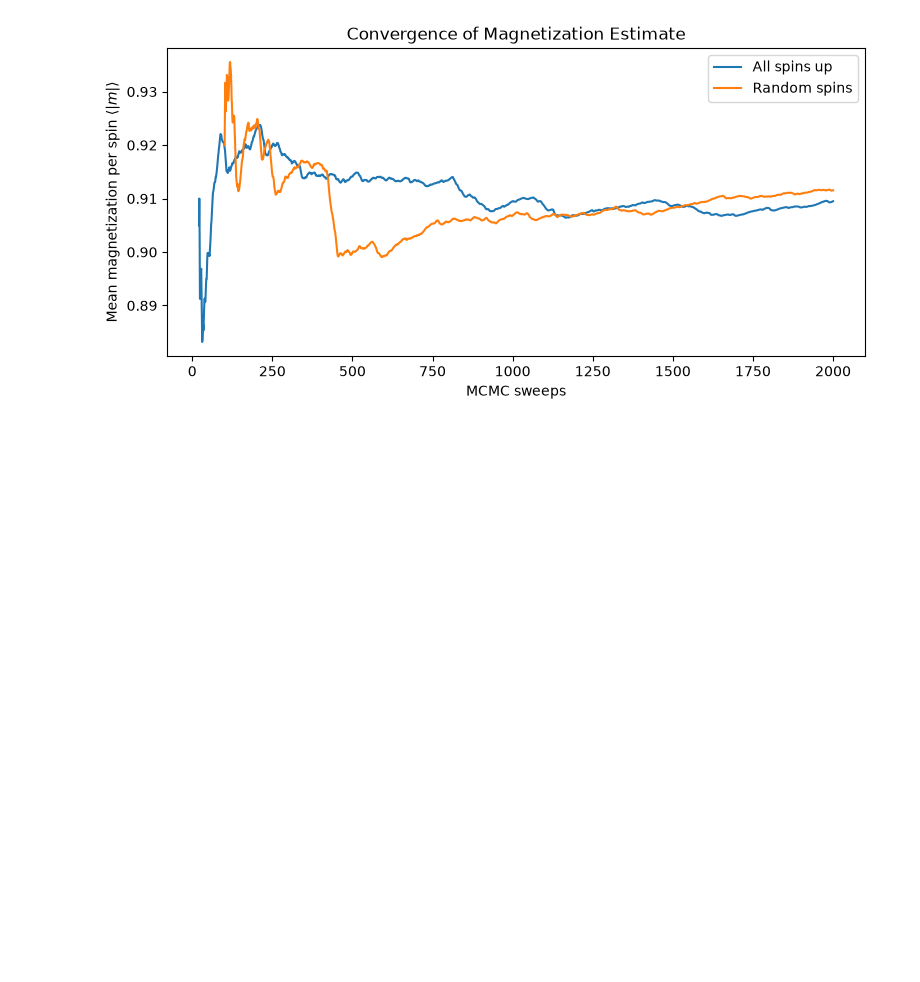
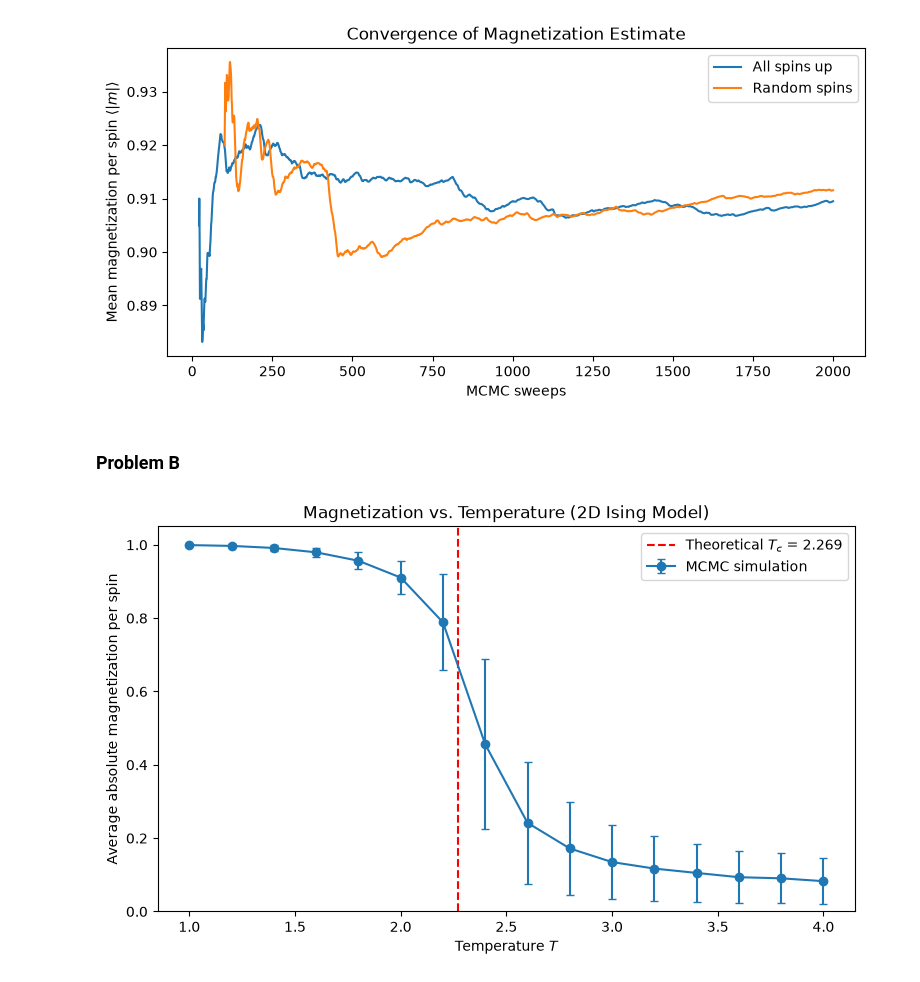
Before and after one commit to amanpalanati/phys142, a Jupyter notebook: assignments/assignment3/assignment3.ipynb, the cells around one changed output. Saved outputs shown, nothing was run; the diff lists cells and outputs as text; code cells hidden in the pictures; blank space fills up the shorter version.

Commit message:
Complete problem 1B

```diff
--- a/assignments/assignment3/assignment3.ipynb
+++ b/assignments/assignment3/assignment3.ipynb
@@ -114,3 +114,5 @@ ax.legend()
 plt.show()
 # %% [output]
 [figure]
+# %% [markdown]
+### Problem B
@@ -116,0 +146,26 @@ plt.show()
+# %%
+TC = 2 / np.log(1 + np.sqrt(2))
+
+fig, ax = plt.subplots(figsize=(9, 5))
+
+ax.errorbar(
+    TEMPERATURES, mean_m, yerr=std_m,
+    fmt="o-", capsize=3, label="MCMC simulation"
+)
+
+ax.axvline(
+    TC, color="red", linestyle="--",
+    label=f"Theoretical $T_c$ = {TC:.3f}"
+)
+
+ax.set(
+    xlabel="Temperature $T$",
+    ylabel="Average absolute magnetization per spin",
+    title="Magnetization vs. Temperature (2D Ising Model)",
+    ylim=(0, 1.05)
+)
+
+ax.legend()
+plt.show()
+# %% [output]
+[figure, added]
```
Also changed, not shown: parts of 4 cells of this notebook, 1 other file.
